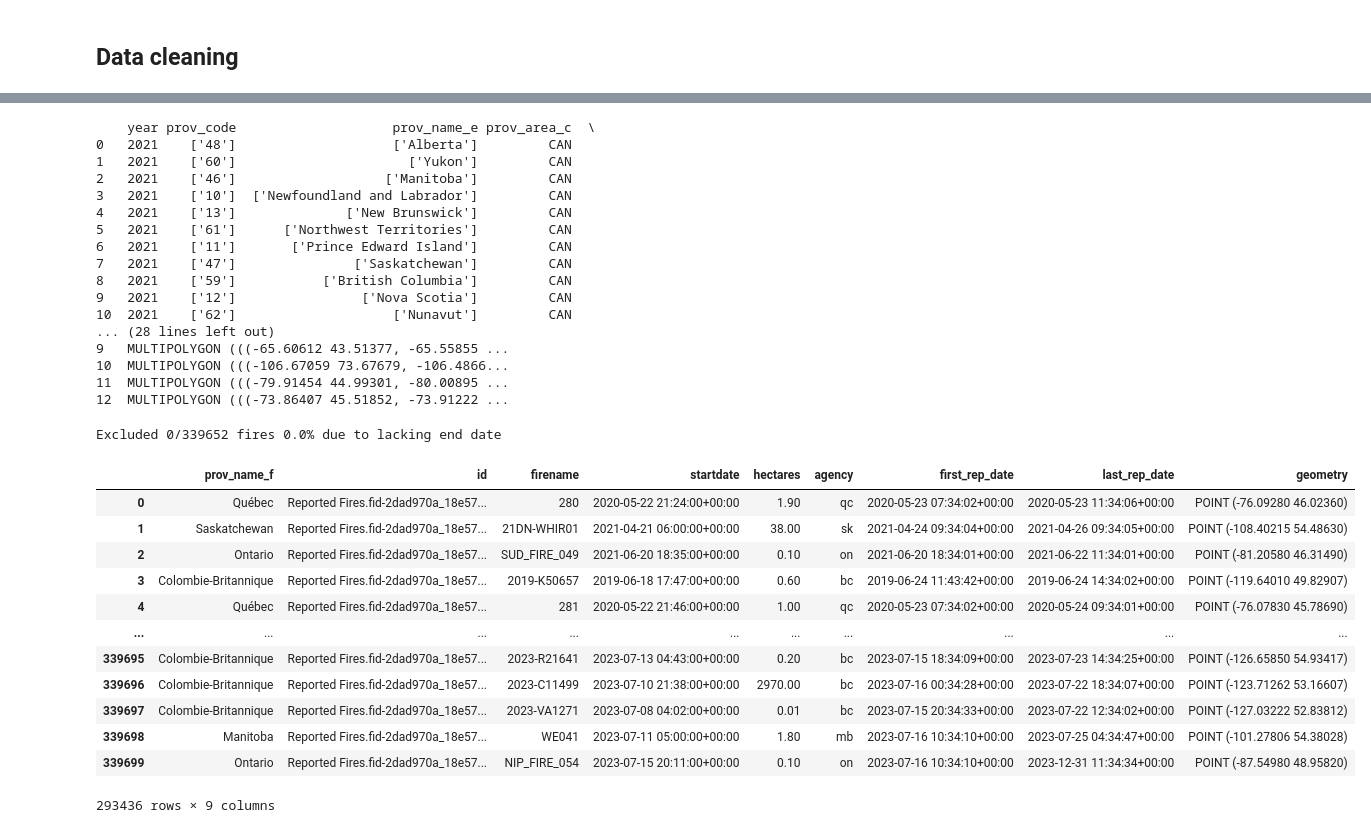
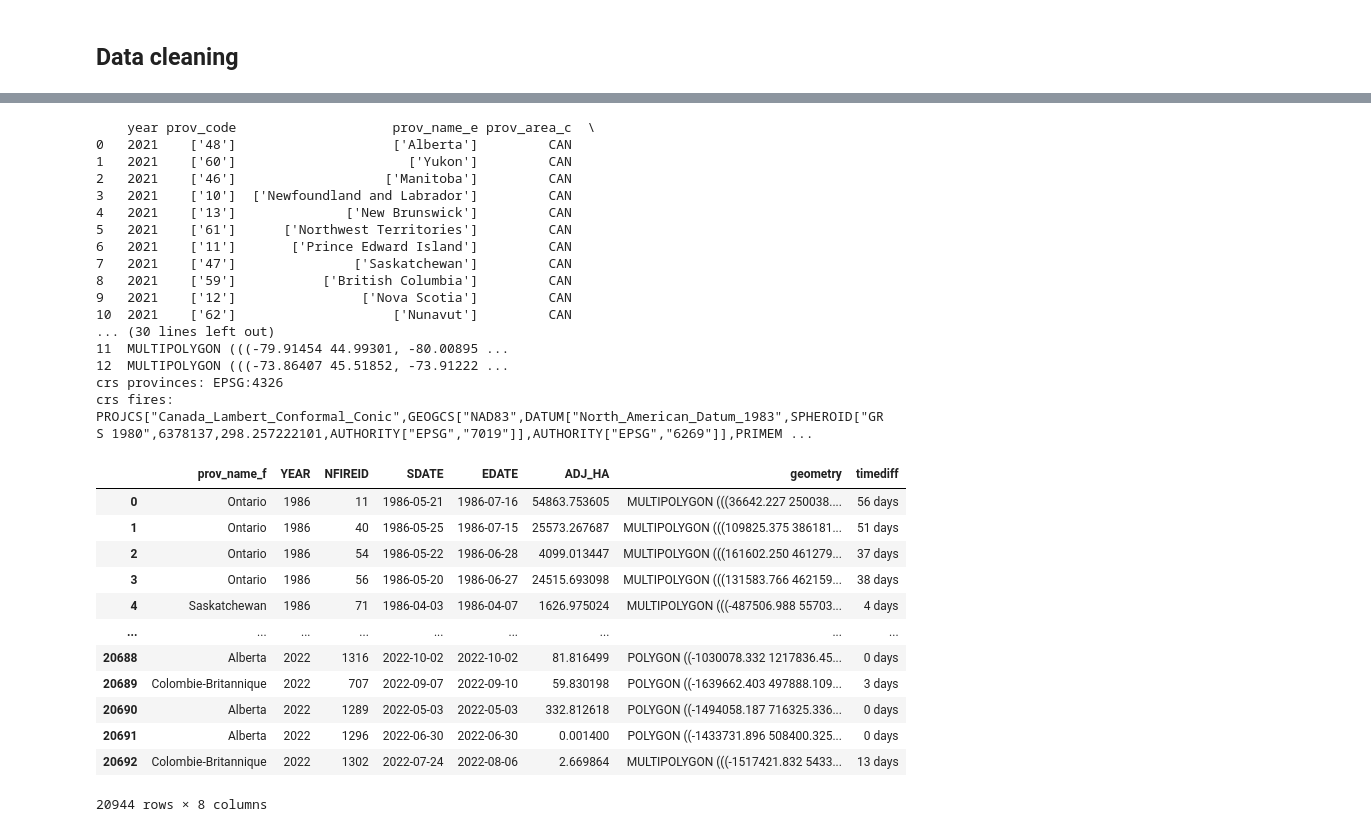
Before and after one commit to jkszan/Data-Science-Term-Project, a Jupyter notebook: firedata_preprocess.ipynb, the cells around one changed output, grey strips where cells are left out. Cells and saved outputs as stored; diff of their text form; code cells hidden in the pictures.

```diff
--- a/firedata_preprocess.ipynb
+++ b/firedata_preprocess.ipynb
@@ -73,2 +15,17 @@ KeyboardInterrupt:
 # %% [markdown]
 ## Data cleaning
+# %%
+# Remove fires without recorded start and end dates
+fires = fires[(~fires["SDATE"].isna() &~ fires["EDATE"].isna()) | (~fires["AFSDATE"].isna() & ~fires["AFEDATE"].isna())].reset_index(drop=True)
+
+# Merge two alternative start-end columns
+fires["SDATE"] = fires[["SDATE","AFSDATE"]].apply(lambda x: x["SDATE"] if not pd.isnull(x["SDATE"]) else x["AFSDATE"],axis=1)
+fires["EDATE"] = fires[["EDATE","AFEDATE"]].apply(lambda x: x["EDATE"] if not pd.isnull(x["EDATE"]) else x["AFEDATE"],axis=1)
+
+# Convert to correct datatype
+fires["YEAR"] = fires["YEAR"].apply(lambda x: int(x))
+fires["NFIREID"] = fires["NFIREID"].apply(lambda x: int(x))
+
+# Remove initial unnecessary columns
+fires = fires[["YEAR","NFIREID","SDATE","EDATE","ADJ_HA","geometry"]]
+fires
@@ -74,0 +46,4 @@ KeyboardInterrupt:
+# %%
+# Check for outlier fires going on for a long time
+fires["timediff"] = fires.apply(lambda x: x.EDATE - x.SDATE,axis=1)
+fires
@@ -75,6 +64,10 @@ KeyboardInterrupt:
 # %%
+# Load Canadian province data
+
 provinces = gpd.read_file("georef-canada-province@public.zip")
 print(provinces)
+print(f"crs provinces: {provinces.crs}")
+print(f"crs fires: {fires.crs}")
 # %% [output]
     year prov_code                    prov_name_e prov_area_c  \
 0   2021    ['48']                    ['Alberta']         CAN
@@ -88,40 +81,29 @@ print(provinces)
 8   2021    ['59']           ['British Columbia']         CAN
 9   2021    ['12']                ['Nova Scotia']         CAN
 10  2021    ['62']                    ['Nunavut']         CAN
-... (28 lines left out)
-9   MULTIPOLYGON (((-65.60612 43.51377, -65.55855 ...
-10  MULTIPOLYGON (((-106.67059 73.67679, -106.4866...
+... (30 lines left out)
 11  MULTIPOLYGON (((-79.91454 44.99301, -80.00895 ...
 12  MULTIPOLYGON (((-73.86407 45.51852, -73.91222 ...
+crs provinces: EPSG:4326
+crs fires: PROJCS["Canada_Lambert_Conformal_Conic",GEOGCS["NAD83",DATUM["North_American_Datum_1983",SPHEROID["GRS 1980",6378137,298.257222101,AUTHORITY["EPSG","7019"]],AUTHORITY["EPSG","6269"]],PRIMEM ...
-# %%
-from shapely import Point
-# Remove those fires with no reported end date
-excluded = len(geojson[geojson["last_rep_date"].isna()])
-print(f"Excluded {excluded}/{len(geojson)} fires {excluded/len(geojson)}% due to lacking end date")
-
-geojson = geojson[~geojson["last_rep_date"].isna()]
-
-
-fires = [Point(xy) for xy in zip(geojson.lon, geojson.lat)]
-# %% [output]
-Excluded 0/339652 fires 0.0% due to lacking end date
+# %%
+provinces = provinces.to_crs(fires.crs)
 # %%
 # Remove fires outside of provinces
-province_fires = gpd.sjoin(provinces,gpd.GeoDataFrame(geojson,geometry=fires,crs=provinces.crs),how="right")
-province_fires = province_fires[~province_fires["index_left"].isna()]
-fires = province_fires[["prov_name_f","id","firename","startdate","hectares","agency","first_rep_date","last_rep_date","geometry"]]
+province_fires = gpd.sjoin(provinces,gpd.GeoDataFrame(fires,geometry=fires.geometry,crs=provinces.crs),how="right")
+fires = province_fires.drop(["index_left","prov_code","prov_name_e","prov_area_c","prov_type","year"],axis=1)
 fires
 # %% [output]
-|  | prov_name_f | id | firename | startdate | hectares | agency | first_rep_date | last_rep_date | geometry |
-| 0 | Québec | Reported Fires.fid-2dad970a_18e57... | 280 | 2020-05-22 21:24:00+00:00 | 1.90 | qc | 2020-05-23 07:34:02+00:00 | 2020-05-23 11:34:06+00:00 | POINT (-76.09280 46.02360) |
-| 1 | Saskatchewan | Reported Fires.fid-2dad970a_18e57... | 21DN-WHIR01 | 2021-04-21 06:00:00+00:00 | 38.00 | sk | 2021-04-24 09:34:04+00:00 | 2021-04-26 09:34:05+00:00 | POINT (-108.40215 54.48630) |
-| 2 | Ontario | Reported Fires.fid-2dad970a_18e57... | SUD_FIRE_049 | 2021-06-20 18:35:00+00:00 | 0.10 | on | 2021-06-20 18:34:01+00:00 | 2021-06-22 11:34:01+00:00 | POINT (-81.20580 46.31490) |
-| 3 | Colombie-Britannique | Reported Fires.fid-2dad970a_18e57... | 2019-K50657 | 2019-06-18 17:47:00+00:00 | 0.60 | bc | 2019-06-24 11:43:42+00:00 | 2019-06-24 14:34:02+00:00 | POINT (-119.64010 49.82907) |
-| 4 | Québec | Reported Fires.fid-2dad970a_18e57... | 281 | 2020-05-22 21:46:00+00:00 | 1.00 | qc | 2020-05-23 07:34:02+00:00 | 2020-05-24 09:34:01+00:00 | POINT (-76.07830 45.78690) |
-| ... | ... | ... | ... | ... | ... | ... | ... | ... | ... |
-| 339695 | Colombie-Britannique | Reported Fires.fid-2dad970a_18e57... | 2023-R21641 | 2023-07-13 04:43:00+00:00 | 0.20 | bc | 2023-07-15 18:34:09+00:00 | 2023-07-23 14:34:25+00:00 | POINT (-126.65850 54.93417) |
-| 339696 | Colombie-Britannique | Reported Fires.fid-2dad970a_18e57... | 2023-C11499 | 2023-07-10 21:38:00+00:00 | 2970.00 | bc | 2023-07-16 00:34:28+00:00 | 2023-07-22 18:34:07+00:00 | POINT (-123.71262 53.16607) |
-| 339697 | Colombie-Britannique | Reported Fires.fid-2dad970a_18e57... | 2023-VA1271 | 2023-07-08 04:02:00+00:00 | 0.01 | bc | 2023-07-15 20:34:33+00:00 | 2023-07-22 12:34:02+00:00 | POINT (-127.03222 52.83812) |
-| 339698 | Manitoba | Reported Fires.fid-2dad970a_18e57... | WE041 | 2023-07-11 05:00:00+00:00 | 1.80 | mb | 2023-07-16 10:34:10+00:00 | 2023-07-25 04:34:47+00:00 | POINT (-101.27806 54.38028) |
-| 339699 | Ontario | Reported Fires.fid-2dad970a_18e57... | NIP_FIRE_054 | 2023-07-15 20:11:00+00:00 | 0.10 | on | 2023-07-16 10:34:10+00:00 | 2023-12-31 11:34:34+00:00 | POINT (-87.54980 48.95820) |
+|  | prov_name_f | YEAR | NFIREID | SDATE | EDATE | ADJ_HA | geometry | timediff |
+| 0 | Ontario | 1986 | 11 | 1986-05-21 | 1986-07-16 | 54863.753605 | MULTIPOLYGON (((36642.227 250038.... | 56 days |
+| 1 | Ontario | 1986 | 40 | 1986-05-25 | 1986-07-15 | 25573.267687 | MULTIPOLYGON (((109825.375 386181... | 51 days |
+| 2 | Ontario | 1986 | 54 | 1986-05-22 | 1986-06-28 | 4099.013447 | MULTIPOLYGON (((161602.250 461279... | 37 days |
+| 3 | Ontario | 1986 | 56 | 1986-05-20 | 1986-06-27 | 24515.693098 | MULTIPOLYGON (((131583.766 462159... | 38 days |
+| 4 | Saskatchewan | 1986 | 71 | 1986-04-03 | 1986-04-07 | 1626.975024 | MULTIPOLYGON (((-487506.988 55703... | 4 days |
+| ... | ... | ... | ... | ... | ... | ... | ... | ... |
+| 20688 | Alberta | 2022 | 1316 | 2022-10-02 | 2022-10-02 | 81.816499 | POLYGON ((-1030078.332 1217836.45... | 0 days |
+| 20689 | Colombie-Britannique | 2022 | 707 | 2022-09-07 | 2022-09-10 | 59.830198 | POLYGON ((-1639662.403 497888.109... | 3 days |
+| 20690 | Alberta | 2022 | 1289 | 2022-05-03 | 2022-05-03 | 332.812618 | POLYGON ((-1494058.187 716325.336... | 0 days |
+| 20691 | Alberta | 2022 | 1296 | 2022-06-30 | 2022-06-30 | 0.001400 | POLYGON ((-1433731.896 508400.325... | 0 days |
+| 20692 | Colombie-Britannique | 2022 | 1302 | 2022-07-24 | 2022-08-06 | 2.669864 | MULTIPOLYGON (((-1517421.832 5433... | 13 days |
-293436 rows × 9 columns
+20944 rows × 8 columns
```
Also changed, not shown: parts of 20 cells of this notebook, 1 other file.
